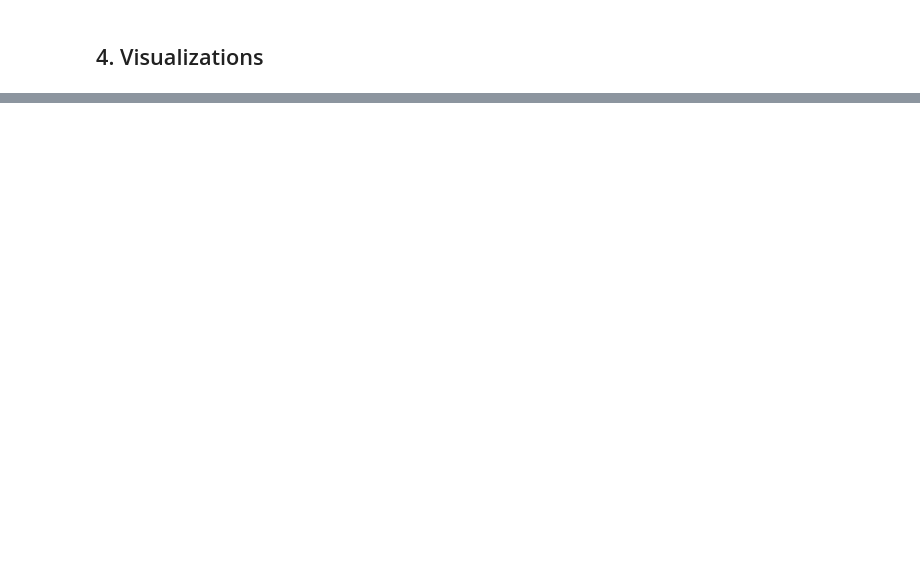
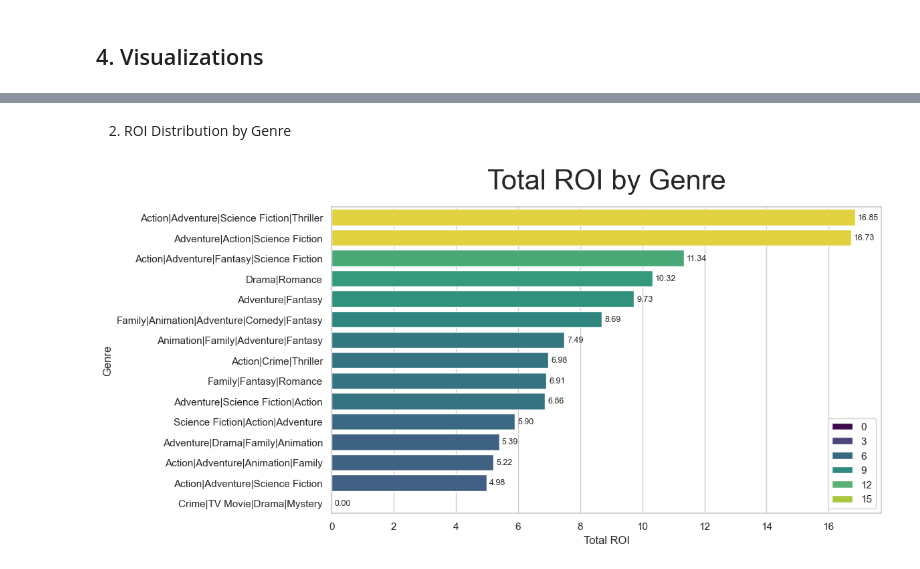
Before and after one commit to DE-E-K/DEM05, a Jupyter notebook: tmdb_analysis.ipynb, the cells around one changed output, grey strips where cells are left out. Drawn from its saved outputs; the diff is of its cells as text; code cells hidden in the pictures; blank space fills up the shorter version.

```diff
--- a/tmdb_analysis.ipynb
+++ b/tmdb_analysis.ipynb
@@ -255,0 +361,3 @@ Including Revenue, Budget, Profit, ROI, Rating, and Popularity.
+# %%
+df_cleaned = pd.read_csv('tmdb_movies_cleaned.csv')
+df_cleaned.columns
@@ -320,0 +573,22 @@ Top 5 Budget
+# %%
+# 1. Revenue vs Budget trend
+yearly_data = (df_cleaned.groupby('release_year')[['revenue_musd', 'budget_musd']]
+               .sum().reset_index().drop(0)
+               .rename(columns={'revenue_musd': 'Revenue', 'budget_musd': 'Budget'}))
+yearly_data_melted = yearly_data.melt(id_vars='release_year', var_name='Type', value_name='Amount').sort_values(by=['release_year', 'Type'])
+
+plt.figure(figsize=(12, 6))
+ax = sns.barplot(data=yearly_data_melted,
+                 x='release_year',
+                 y='Amount',
+                 hue='Type',
+                 palette=['darkgray', '#eb5d19'])
+for container in ax.containers:
+    ax.bar_label(container, fmt='%.1f', padding=3, rotation=0, fontsize=9)
+plt.title('Revenue vs Budget Over Years', fontsize=30, pad=20)
+plt.xlabel('Year')
+plt.ylabel('Amount (Million USD)')
+plt.legend(title='Type')
+plt.xticks(rotation=45)
+plt.tight_layout()
+plt.show()
@@ -320,0 +597,16 @@ Top 5 Budget
+# %% [markdown]
+2. ROI Distribution by Genre
+# %%
+# ROI Distribution by Genre
+genre_roi = df_cleaned.groupby('genres')['roi'].sum().sort_values(ascending=False)
+plt.figure(figsize=(12, 6))
+ax = sns.barplot(x=genre_roi.values, y=genre_roi.index, palette='viridis', hue=genre_roi.values)
+for container in ax.containers:
+    ax.bar_label(container, fmt='%.2f', padding=3, rotation=0, fontsize=9)
+plt.title('Total ROI by Genre', fontsize=30, pad=20)
+plt.xlabel('Total ROI')
+plt.ylabel('Genre')
+plt.tight_layout()
+plt.show()
+# %% [output]
+[figure, added]
```
Also changed, not shown: parts of 36 cells of this notebook, 2 other files.
